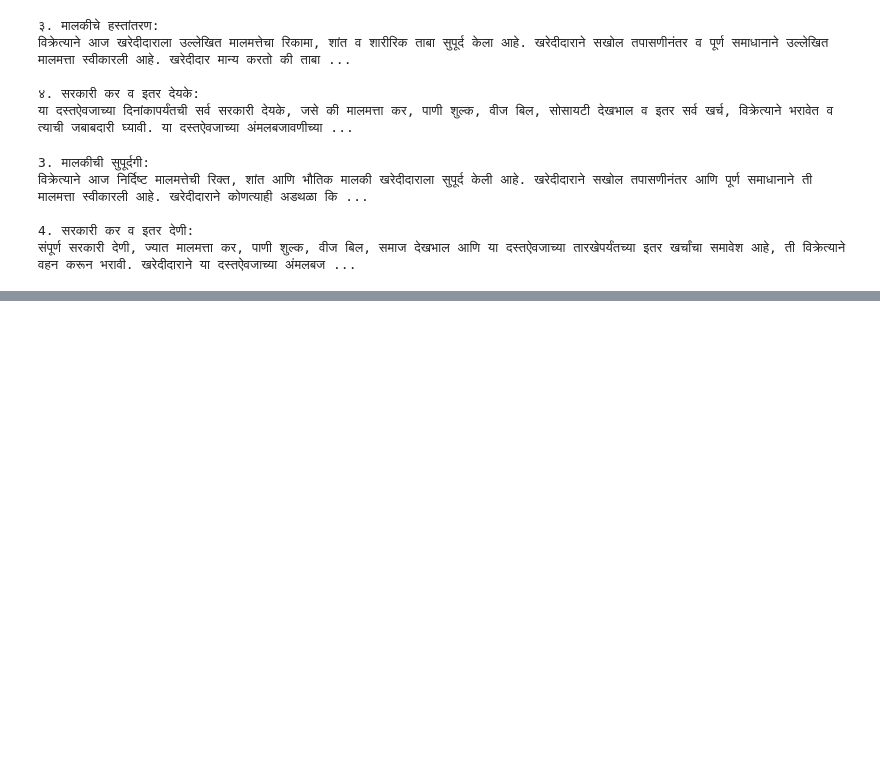
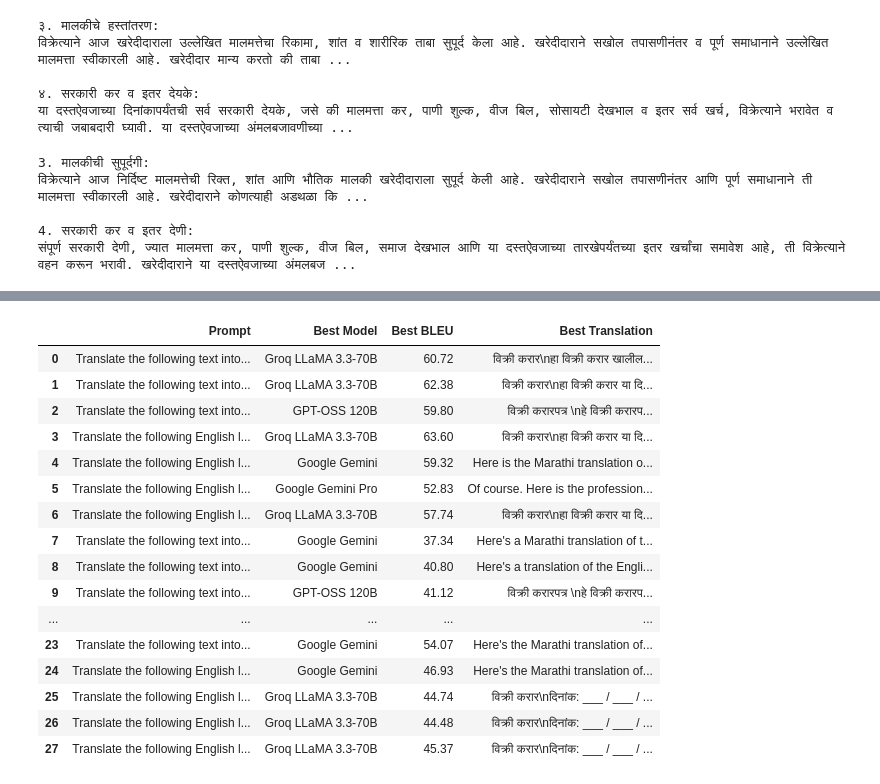
Before and after one commit to sadafhukkeri/Translation_models, a Jupyter notebook: groqmodel.ipynb, the cells around one changed output, grey strips where cells are left out. Saved outputs shown, nothing was run; the diff lists cells and outputs as text; code cells hidden in the pictures; blank space fills up the shorter version.

```diff
--- a/groqmodel.ipynb
+++ b/groqmodel.ipynb
@@ -302,0 +955,58 @@ display(HTML(df.to_html(escape=False)))
+# %%
+best_results = []
+
+for row in results:
+    # Extract only BLEU scores
+    bleu_scores = {
+        # "HF BLEU": row.get("HF BLEU", -1),
+        "Gemini BLEU": row.get("Gemini BLEU", -1),
+        "Gemini Pro BLEU": row.get("Gemini Pro BLEU", -1),
+        "Groq BLEU": row.get("Groq BLEU", -1),
+        "GPT-OSS BLEU": row.get("GPT-OSS BLEU", -1),
+        # "M2M100 BLEU": row.get("M2M100 BLEU", -1)
+    }
+
+    # Pick highest scoring model
+    best_model = max(bleu_scores, key=bleu_scores.get)
+    best_score = bleu_scores[best_model]
+
+    # Map back to actual translation text column
+    model_name_map = {
+        # "HF BLEU": "HuggingFace MarianMT",
+        "Gemini BLEU": "Google Gemini",
+        "Gemini Pro BLEU": "Google Gemini Pro",
+        "Groq BLEU": "Groq LLaMA 3.3-70B",
+        "GPT-OSS BLEU": "GPT-OSS 120B",
+        # "M2M100 BLEU": "M2M100"
+    }
+
+    best_translation = row[model_name_map[best_model]]
+
+    best_results.append({
+        "Prompt": row["Prompt"],
+        "Best Model": model_name_map[best_model],
+        "Best BLEU": best_score,
+        "Best Translation": best_translation
+    })
+# %%
+df_best = pd.DataFrame(best_results)
+pd.set_option('display.max_colwidth', None)
+display(HTML(df_best.to_html(escape=False)))
+# %% [output]
+|  | Prompt | Best Model | Best BLEU | Best Translation |
+| 0 | Translate the following text into... | Groq LLaMA 3.3-70B | 60.72 | विक्री करार\nहा विक्री करार खालील... |
+| 1 | Translate the following text into... | Groq LLaMA 3.3-70B | 62.38 | विक्री करार\nहा विक्री करार या दि... |
+| 2 | Translate the following text into... | GPT-OSS 120B | 59.80 | विक्री करारपत्र \nहे विक्री करारप... |
+| 3 | Translate the following English l... | Groq LLaMA 3.3-70B | 63.60 | विक्री करार\nहा विक्री करार या दि... |
+| 4 | Translate the following English l... | Google Gemini | 59.32 | Here is the Marathi translation o... |
+| 5 | Translate the following English l... | Google Gemini Pro | 52.83 | Of course. Here is the profession... |
+| 6 | Translate the following English l... | Groq LLaMA 3.3-70B | 57.74 | विक्री करार\nहा विक्री करार या दि... |
+| 7 | Translate the following text into... | Google Gemini | 37.34 | Here's a Marathi translation of t... |
+| 8 | Translate the following text into... | Google Gemini | 40.80 | Here's a translation of the Engli... |
+| 9 | Translate the following text into... | GPT-OSS 120B | 41.12 | विक्री करारपत्र \nहे विक्री करारप... |
+| ... | ... | ... | ... | ... |
+| 23 | Translate the following text into... | Google Gemini | 54.07 | Here's the Marathi translation of... |
+| 24 | Translate the following English l... | Google Gemini | 46.93 | Here's the Marathi translation of... |
+| 25 | Translate the following English l... | Groq LLaMA 3.3-70B | 44.74 | विक्री करार\nदिनांक: ___ / ___ / ... |
+| 26 | Translate the following English l... | Groq LLaMA 3.3-70B | 44.48 | विक्री करार\nदिनांक: ___ / ___ / ... |
+| 27 | Translate the following English l... | Groq LLaMA 3.3-70B | 45.37 | विक्री करार\nदिनांक: ___ / ___ / ... |
```
Also changed, not shown: parts of 16 cells of this notebook.
